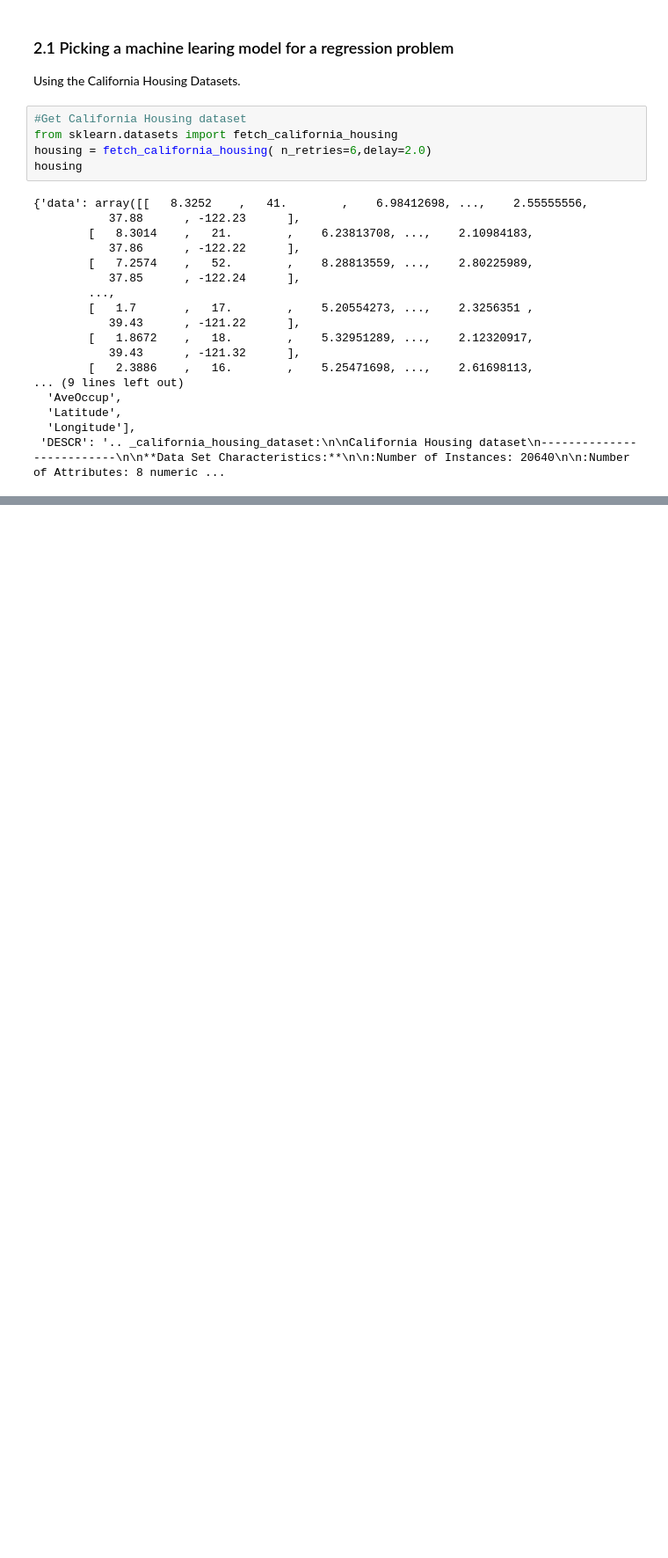
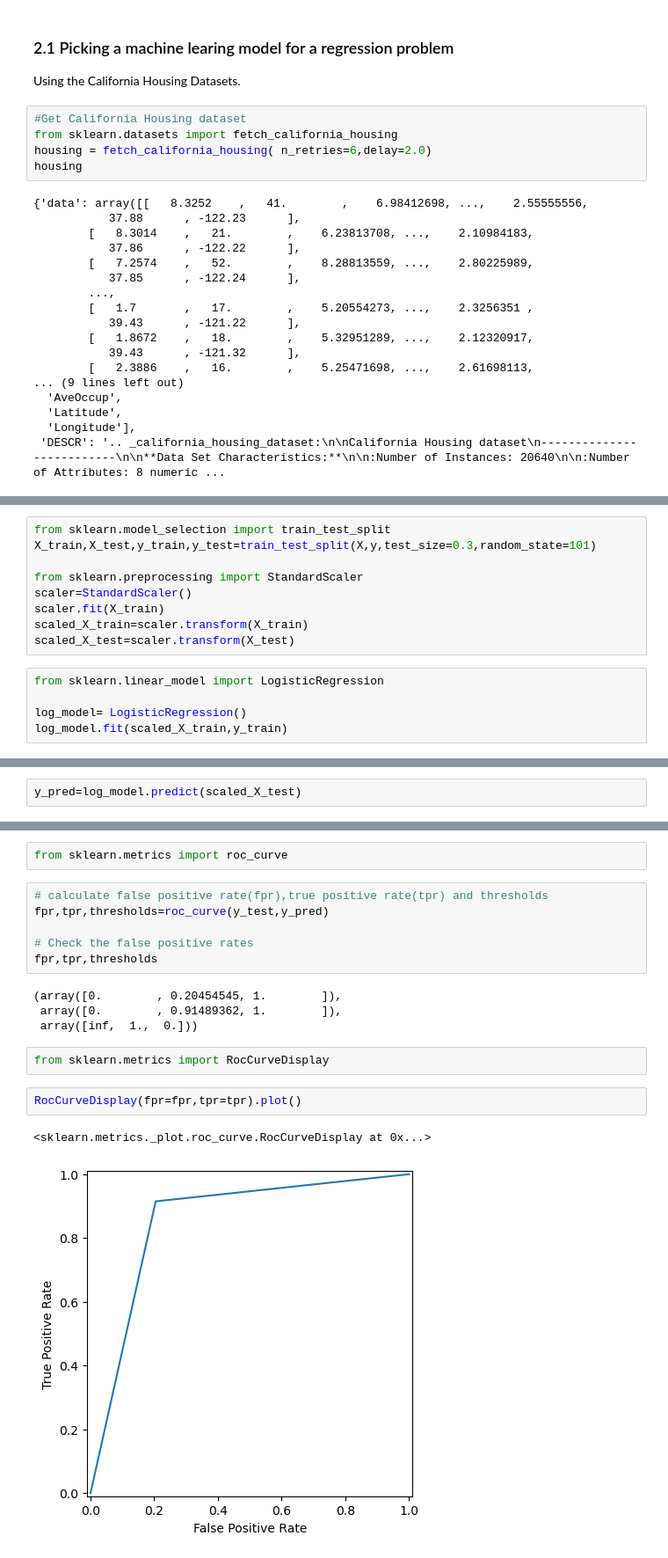
Before and after one commit to Oduor3004/intro-to-scikit-learn, a Jupyter notebook: Workflow.ipynb, the cells around one changed output, grey strips where cells are left out. Shown at 88% size. Cells and saved outputs as stored; diff of their text form; blank space fills up the shorter version.

Commit message:
added Logistic

```diff
--- a/Workflow.ipynb
+++ b/Workflow.ipynb
@@ -327,0 +523,14 @@ df
+# %%
+from sklearn.model_selection import train_test_split
+X_train,X_test,y_train,y_test=train_test_split(X,y,test_size=0.3,random_state=101)
+
+from sklearn.preprocessing import StandardScaler
+scaler=StandardScaler()
+scaler.fit(X_train)
+scaled_X_train=scaler.transform(X_train)
+scaled_X_test=scaler.transform(X_test)
+# %%
+from sklearn.linear_model import LogisticRegression
+
+log_model= LogisticRegression()
+log_model.fit(scaled_X_train,y_train)
@@ -327,0 +539,2 @@ df
+# %%
+y_pred=log_model.predict(scaled_X_test)
@@ -327,0 +569,19 @@ df
+# %%
+from sklearn.metrics import roc_curve
+# %%
+# calculate false positive rate(fpr),true positive rate(tpr) and thresholds
+fpr,tpr,thresholds=roc_curve(y_test,y_pred)
+
+# Check the false positive rates
+fpr,tpr,thresholds
+# %% [output]
+(array([0.        , 0.20454545, 1.        ]),
+ array([0.        , 0.91489362, 1.        ]),
+ array([inf,  1.,  0.]))
+# %%
+from sklearn.metrics import RocCurveDisplay
+# %%
+RocCurveDisplay(fpr=fpr,tpr=tpr).plot()
+# %% [output]
+<sklearn.metrics._plot.roc_curve.RocCurveDisplay at 0x...>
+[figure, added]
```
Also changed, not shown: parts of 44 cells of this notebook, 27 other files.
